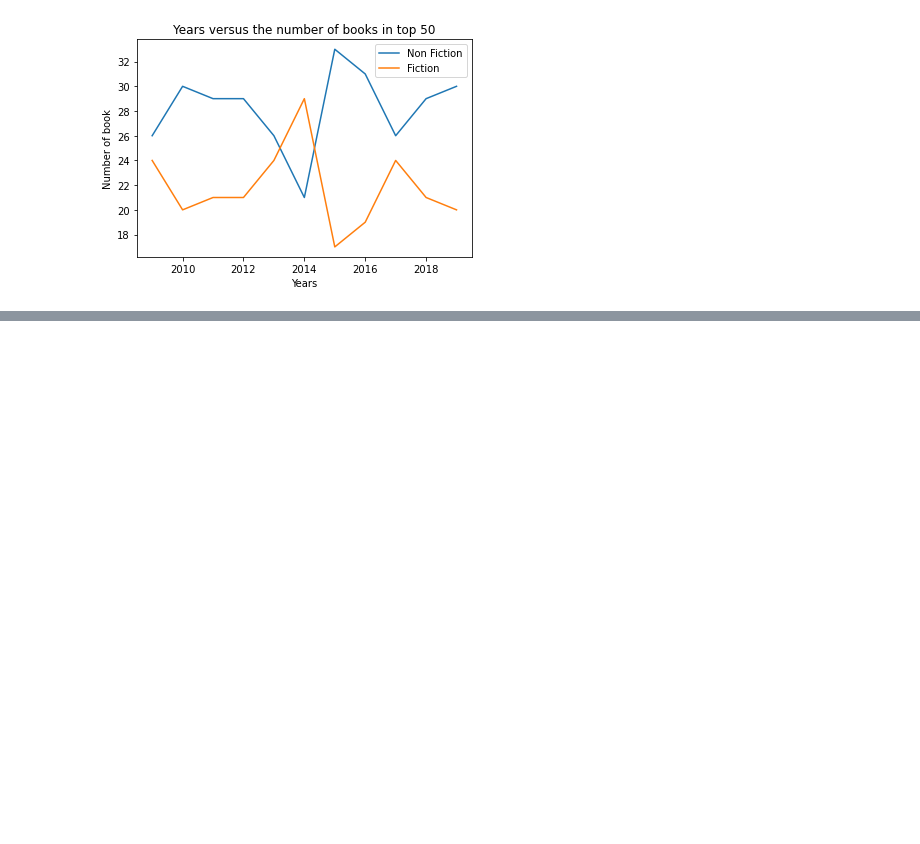
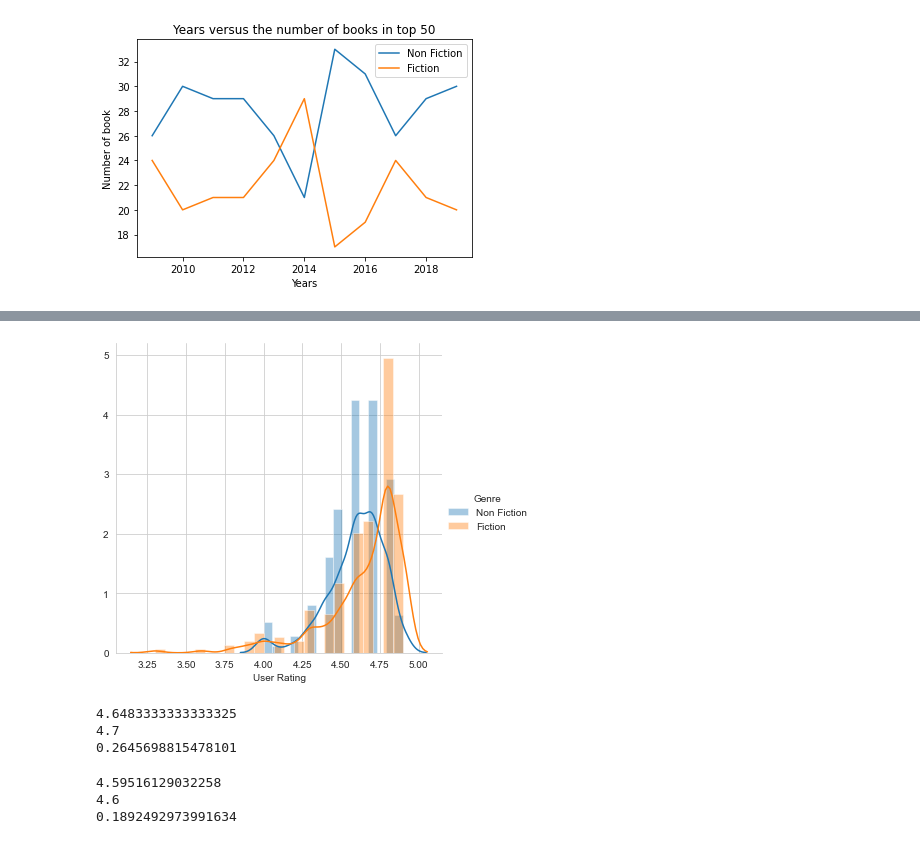
Before and after one commit to abhishekgotgithub/data-analysis, a Jupyter notebook: data analysis.ipynb, the cells around one changed output, grey strips where cells are left out. Drawn from its saved outputs; the diff is of its cells as text; code cells hidden in the pictures; blank space fills up the shorter version.

```diff
--- a/data analysis.ipynb
+++ b/data analysis.ipynb
@@ -112,0 +183,23 @@ cx.legend(y)
+# %%
+sns.FacetGrid(df2, hue="Genre", height=5) \
+   .map(sns.distplot, "User Rating") \
+   .add_legend()
+plt.show()
+# %% [output]
+[figure, added]
+# %%
+print(np.mean(np.array(df2["User Rating"][df["Genre"]=="Fiction"])))
+print(np.median(np.array(df2["User Rating"][df["Genre"]=="Fiction"])))
+print(np.std(np.array(df2["User Rating"][df["Genre"]=="Fiction"])))
+# %% [output]
+4.6483333333333325
+4.7
+0.2645698815478101
+# %%
+print(np.mean(np.array(df2["User Rating"][df["Genre"]=="Non Fiction"])))
+print(np.median(np.array(df2["User Rating"][df["Genre"]=="Non Fiction"])))
+print(np.std(np.array(df2["User Rating"][df["Genre"]=="Non Fiction"])))
+# %% [output]
+4.59516129032258
+4.6
+0.1892492973991634
```
Also changed, not shown: parts of 27 cells of this notebook.
